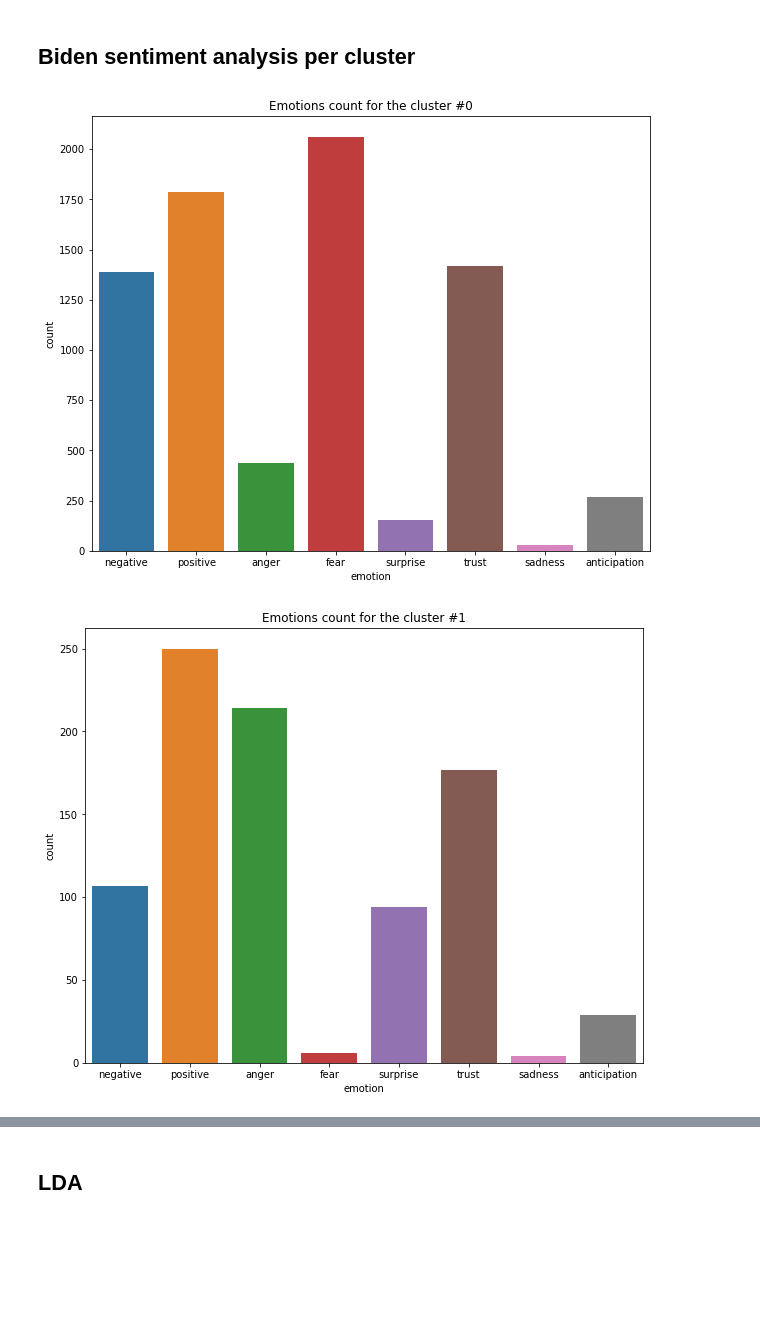
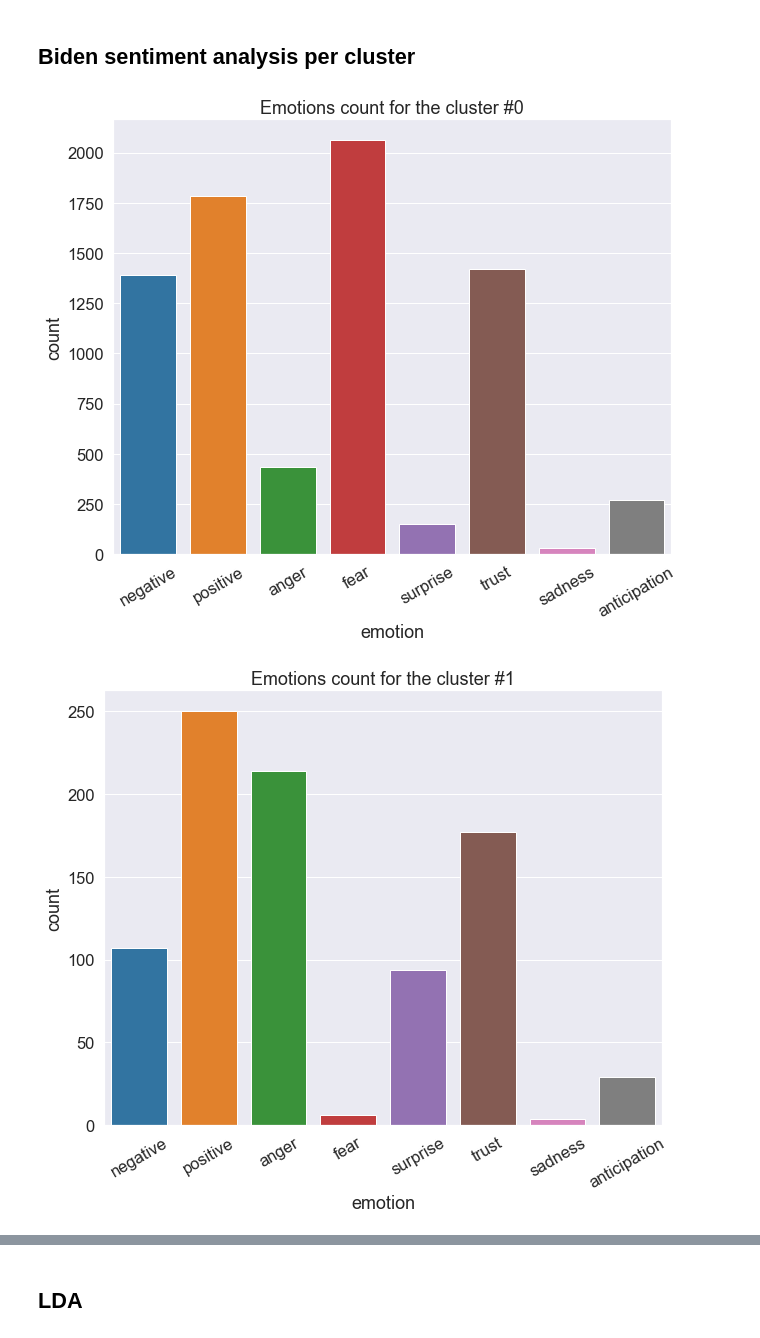
Before and after one commit to kmoulosiotis/Twitter-Sentiment-Analysis, a Jupyter notebook: NLP_USA_Elections_2020_clustering_last_month.ipynb, the cells around one changed output, grey strips where cells are left out. Drawn from its saved outputs; the diff is of its cells as text; code cells hidden in the pictures; blank space fills up the shorter version.

```diff
--- a/NLP_USA_Elections_2020_clustering_last_month.ipynb
+++ b/NLP_USA_Elections_2020_clustering_last_month.ipynb
@@ -402,7 +401,9 @@ See the caveats in the documentation: https://pandas.pydata.org/pandas-docs/stab
 for c in range(trump_num_clusters):
     df = tweets_trump[tweets_trump['cluster'] == c]
     fig, ax = plt.subplots(figsize = (10,8))
-    ax = sns.countplot(x='emotion', data=df, order=['negative', 'positive', 'anger', 'fear', 'surprise', 'trust', 'sadness', 'anticipation'])
+    plt.xticks(rotation=30)
+    sns.set(font_scale=1.5)
+    ax = sns.countplot(x='emotion', data=df, order=['negative', 'positive', 'anger', 'fear', 'surprise', 'trust', 'sadness', 'anticipation'], palette='tab10')
     ax.set_title(f"Emotions count for the cluster #{c}")
     plt.show()
     fig.savefig(f'Plots/trump_emotions_cluster{c}.png')
@@ -424,11 +425,13 @@ for c in range(trump_num_clusters):
 # %%
 for c in range(biden_num_clusters):
     df = tweets_biden[tweets_biden['cluster'] == c]
     fig, ax = plt.subplots(figsize = (10,8))
-    ax = sns.countplot(x='emotion', data=df, order=['negative', 'positive', 'anger', 'fear', 'surprise', 'trust', 'sadness', 'anticipation'])
+    plt.xticks(rotation=30)
+    sns.set(font_scale=1.5)
+    ax = sns.countplot(x='emotion', data=df, order=['negative', 'positive', 'anger', 'fear', 'surprise', 'trust', 'sadness', 'anticipation'], palette='tab10')
     ax.set_title(f"Emotions count for the cluster #{c}")
     plt.show()
     fig.savefig(f'Plots/biden_emotions_cluster{c}.png')
 # %% [output]
-[figure, old version]
+[figure, new version]
-[figure, old version]
+[figure, new version]
```
Also changed, not shown: parts of 3 cells of this notebook, 3 other files.
